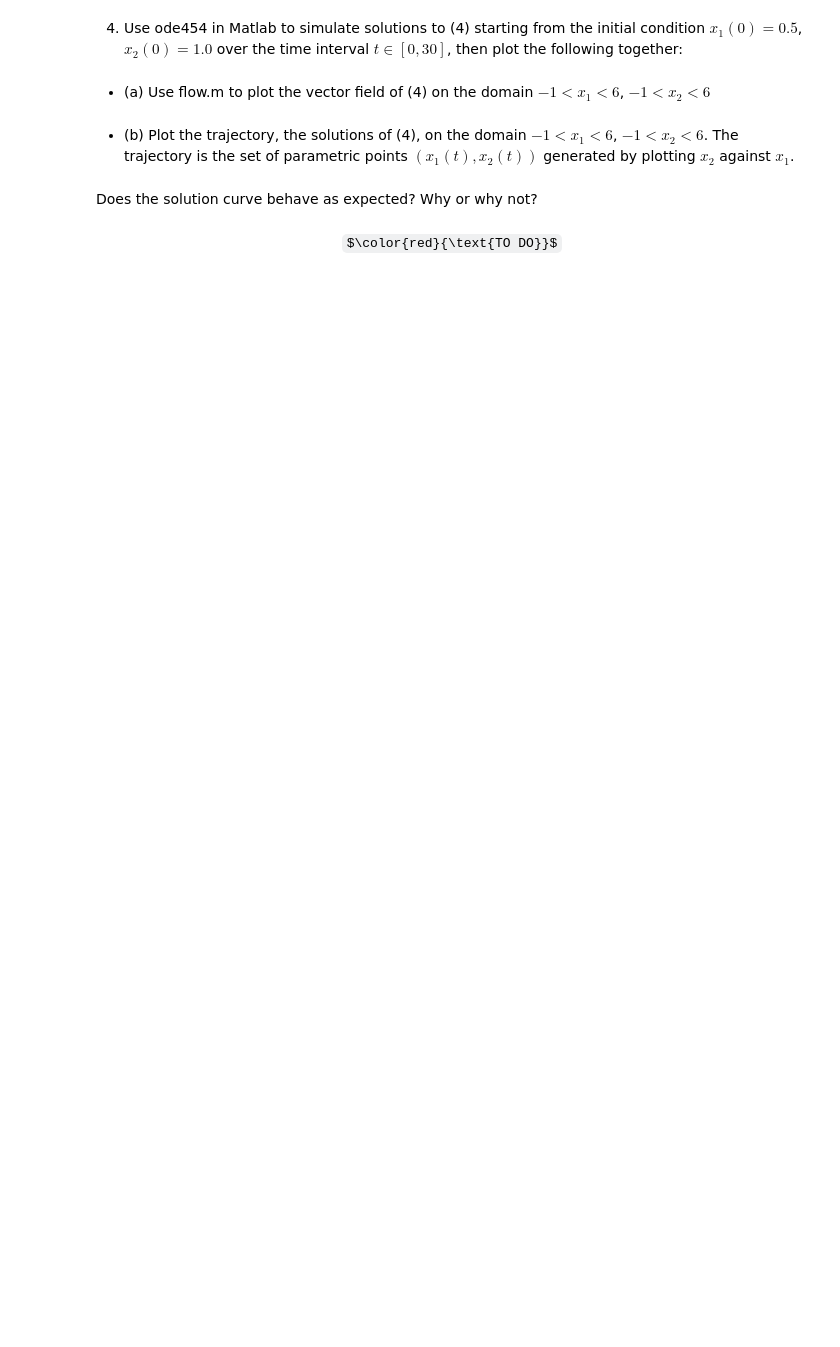
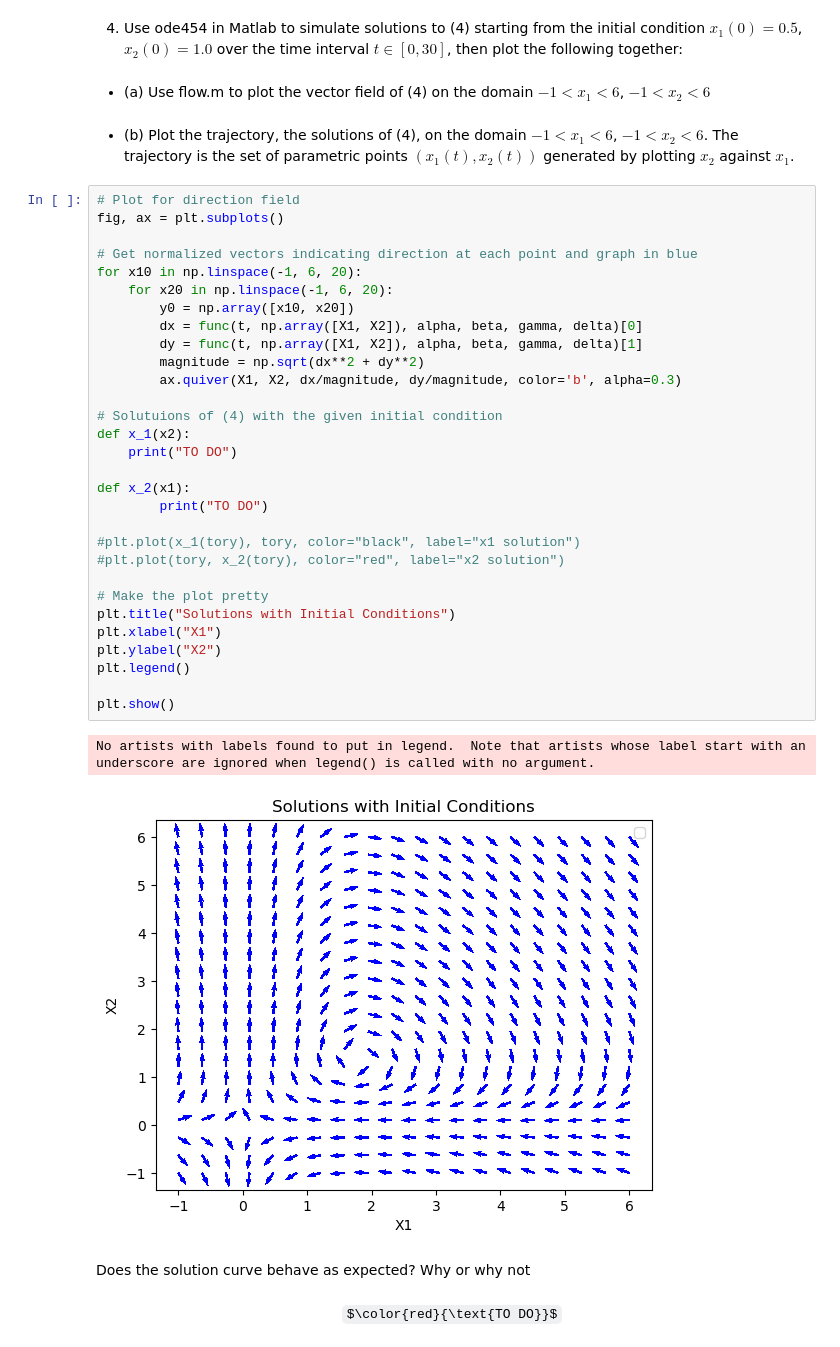
Before and after one commit to scottito/DiffEqProj1, a Jupyter notebook: Project1.ipynb, the cells around one changed output. Cells and saved outputs as stored; diff of their text form; some formulas as TeX source; blank space fills up the shorter version.

```diff
--- a/Project1.ipynb
+++ b/Project1.ipynb
@@ -407,8 +410,41 @@ plt.show
 - (a) Use flow.m to plot the vector field of (4) on the domain $−1 < x_1 < 6$, $−1 < x_2 < 6$
 # %% [markdown]
 - (b) Plot the trajectory, the solutions of (4), on the domain $−1 < x_1 < 6$, $−1 < x_2 < 6$. The trajectory is the set of parametric points $(x_1(t), x_2(t))$ generated by plotting $x_2$ against $x_1$.
-# %% [markdown]
-Does the solution curve behave as expected? Why or why not?
+# %%
+# Plot for direction field
+fig, ax = plt.subplots()
+
+# Get normalized vectors indicating direction at each point and graph in blue
+for x10 in np.linspace(-1, 6, 20):
+    for x20 in np.linspace(-1, 6, 20):
+        y0 = np.array([x10, x20])
+        dx = func(t, np.array([X1, X2]), alpha, beta, gamma, delta)[0]
+        dy = func(t, np.array([X1, X2]), alpha, beta, gamma, delta)[1]
+        magnitude = np.sqrt(dx**2 + dy**2)
+        ax.quiver(X1, X2, dx/magnitude, dy/magnitude, color='b', alpha=0.3)
+
+# Solutuions of (4) with the given initial condition
+def x_1(x2):
+    print("TO DO")
+
+def x_2(x1):
+        print("TO DO")
+
+#plt.plot(x_1(tory), tory, color="black", label="x1 solution")
+#plt.plot(tory, x_2(tory), color="red", label="x2 solution")
+
+# Make the plot pretty
+plt.title("Solutions with Initial Conditions")
+plt.xlabel("X1")
+plt.ylabel("X2")
+plt.legend()
+
+plt.show()
+# %% [output]
+No artists with labels found to put in legend.  Note that artists whose label start with an underscore are ignored when legend() is called with no argument.
+[figure, added]
+# %% [markdown]
+Does the solution curve behave as expected? Why or why not
 # %% [markdown]
 <center> $\color{red}{\text{TO DO}}$
 # %% [markdown]
```
Also changed, not shown: parts of 10 cells of this notebook.
